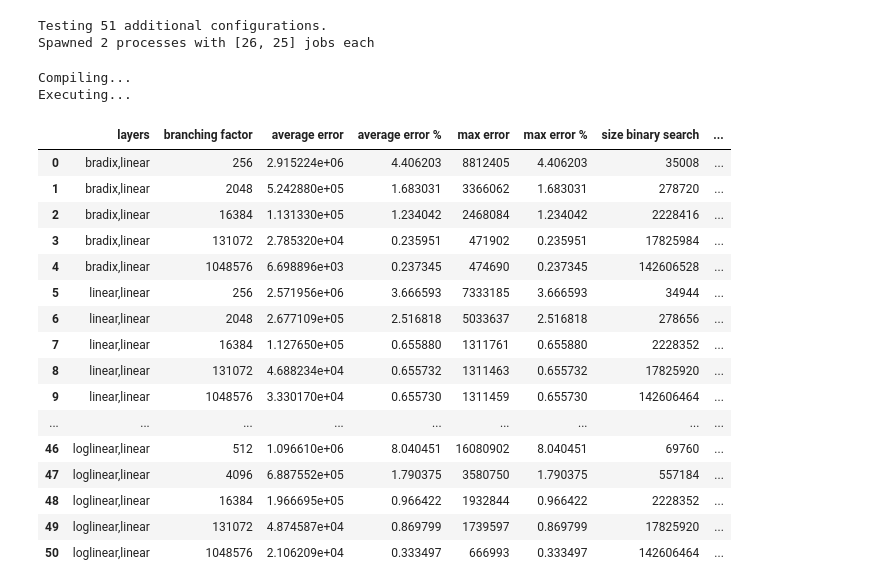
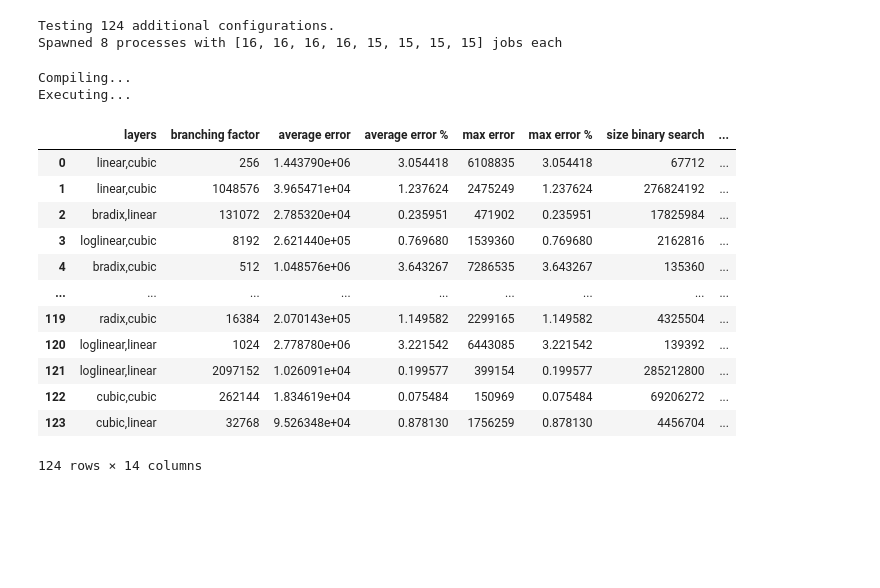
Before and after one commit to learnedsystems/RMI, a Jupyter notebook: optimizer/model_probe.ipynb, the cells around one changed output. Saved outputs shown, nothing was run; the diff lists cells and outputs as text; code cells hidden in the pictures; blank space fills up the shorter version.

```diff
--- a/optimizer/model_probe.ipynb
+++ b/optimizer/model_probe.ipynb
@@ -151,8 +182,8 @@ with open("inference.txt") as f:
 
 step1_results["inference"] = inference
 # %%
-step1_results["pred_time_lin"] = step1_results.inference + lin_mod(step1_results["average error"])
-step1_results["pred_time_bin"] = step1_results.inference + bin_mod(step1_results["average error"])
+step1_results["pred_time_lin"] = step1_results.inference + lin_pred.predict(step1_results[["max error"]])
+step1_results["pred_time_bin"] = step1_results.inference + bin_pred.predict(step1_results[["max error"]])
 step1_results["pred_time"] = step1_results[["pred_time_lin", "pred_time_bin"]].min(axis=1)
 step1_results
 # %% [output]
@@ -172,16 +203,16 @@ step1_results
 # %%
-def pareto_mask(df):
+def pareto_mask(df, v1="size linear search", v2="pred_time", soft=True):
     # find Pareto efficient RMIs
     mask = []
     for idx1, el1 in df.iterrows():
-        my_size = el1["size linear search"]
-        my_time = el1["pred_time"]
+        my_size = el1[v1]
+        my_time = el1[v2]
         for idx2, el2 in df.iterrows():
             if idx1 == idx2:
                 continue
 
-            if ((el2["size linear search"] <= my_size)
-                and (el2["pred_time"] <= my_time)):
+            if ((el2[v1] <= my_size)
+                and (el2[v2] <= my_time - (5 if soft else 0))):
                 mask.append(False)
                 break
         else:
@@ -223,17 +260,18 @@ for candidate in candidate_layers:
             nmspc_counter += 1
 # %%
 print("Testing", len(next_configs), "additional configurations.")
-step2_results = parallel_test_rmis(next_configs, phase="step2")
+
+step2_results = parallel_test_rmis(next_configs, phase="step2", fast_top=True)
 step2_results = pd.DataFrame(step2_results)
 # %% [output]
-Testing 51 additional configurations.
-Spawned 2 processes with [26, 25] jobs each
+Testing 124 additional configurations.
+Spawned 8 processes with [16, 16, 16, 16, 15, 15, 15, 15] jobs each
 # %%
 import pystache
 with open("bench.cpp", "r") as f:
     template = f.read()
 
-with open("step2.cpp", "w") as f:
+with open("to_build.cpp", "w") as f:
     f.write(pystache.render(template,
                             {"filename": DATA_PATH,
                              "namespaces": step2_results.namespace.tolist()}))
@@ -251,28 +289,24 @@ step2_results["inference"] = inference
 Compiling...
 Executing...
 # %%
-step2_results["pred_time_lin"] = step2_results.inference + lin_mod(step2_results["average error"])
-step2_results["pred_time_bin"] = step2_results.inference + bin_mod(step2_results["average error"])
+step2_results["pred_time_lin"] = step2_results.inference + lin_pred.predict(step2_results[["max error"]])
+step2_results["pred_time_bin"] = step2_results.inference + bin_pred.predict(step2_results[["max error"]])
 step2_results["pred_time"] = step2_results[["pred_time_lin", "pred_time_bin"]].min(axis=1)
 step2_results
 # %% [output]
 |  | layers | branching factor | average error | average error % | max error | max error % | size binary search | ... |
-| 0 | bradix,linear | 256 | 2.915224e+06 | 4.406203 | 8812405 | 4.406203 | 35008 | ... |
-| 1 | bradix,linear | 2048 | 5.242880e+05 | 1.683031 | 3366062 | 1.683031 | 278720 | ... |
-| 2 | bradix,linear | 16384 | 1.131330e+05 | 1.234042 | 2468084 | 1.234042 | 2228416 | ... |
-| 3 | bradix,linear | 131072 | 2.785320e+04 | 0.235951 | 471902 | 0.235951 | 17825984 | ... |
-| 4 | bradix,linear | 1048576 | 6.698896e+03 | 0.237345 | 474690 | 0.237345 | 142606528 | ... |
-| 5 | linear,linear | 256 | 2.571956e+06 | 3.666593 | 7333185 | 3.666593 | 34944 | ... |
-| 6 | linear,linear | 2048 | 2.677109e+05 | 2.516818 | 5033637 | 2.516818 | 278656 | ... |
-| 7 | linear,linear | 16384 | 1.127650e+05 | 0.655880 | 1311761 | 0.655880 | 2228352 | ... |
-| 8 | linear,linear | 131072 | 4.688234e+04 | 0.655732 | 1311463 | 0.655732 | 17825920 | ... |
-| 9 | linear,linear | 1048576 | 3.330170e+04 | 0.655730 | 1311459 | 0.655730 | 142606464 | ... |
+| 0 | linear,cubic | 256 | 1.443790e+06 | 3.054418 | 6108835 | 3.054418 | 67712 | ... |
+| 1 | linear,cubic | 1048576 | 3.965471e+04 | 1.237624 | 2475249 | 1.237624 | 276824192 | ... |
+| 2 | bradix,linear | 131072 | 2.785320e+04 | 0.235951 | 471902 | 0.235951 | 17825984 | ... |
+| 3 | loglinear,cubic | 8192 | 2.621440e+05 | 0.769680 | 1539360 | 0.769680 | 2162816 | ... |
+| 4 | bradix,cubic | 512 | 1.048576e+06 | 3.643267 | 7286535 | 3.643267 | 135360 | ... |
 | ... | ... | ... | ... | ... | ... | ... | ... | ... |
-| 46 | loglinear,linear | 512 | 1.096610e+06 | 8.040451 | 16080902 | 8.040451 | 69760 | ... |
-| 47 | loglinear,linear | 4096 | 6.887552e+05 | 1.790375 | 3580750 | 1.790375 | 557184 | ... |
-| 48 | loglinear,linear | 16384 | 1.966695e+05 | 0.966422 | 1932844 | 0.966422 | 2228352 | ... |
-| 49 | loglinear,linear | 131072 | 4.874587e+04 | 0.869799 | 1739597 | 0.869799 | 17825920 | ... |
-| 50 | loglinear,linear | 1048576 | 2.106209e+04 | 0.333497 | 666993 | 0.333497 | 142606464 | ... |
+| 119 | radix,cubic | 16384 | 2.070143e+05 | 1.149582 | 2299165 | 1.149582 | 4325504 | ... |
+| 120 | loglinear,linear | 1024 | 2.778780e+06 | 3.221542 | 6443085 | 3.221542 | 139392 | ... |
+| 121 | loglinear,linear | 2097152 | 1.026091e+04 | 0.199577 | 399154 | 0.199577 | 285212800 | ... |
+| 122 | cubic,cubic | 262144 | 1.834619e+04 | 0.075484 | 150969 | 0.075484 | 69206272 | ... |
+| 123 | cubic,linear | 32768 | 9.526348e+04 | 0.878130 | 1756259 | 0.878130 | 4456704 | ... |
+124 rows × 14 columns
 # %%
 all_results = pd.concat((step1_results, step2_results)).reset_index(drop=True)
 mask = pareto_mask(all_results)
```
Also changed, not shown: parts of 25 cells of this notebook, 9 other files.
